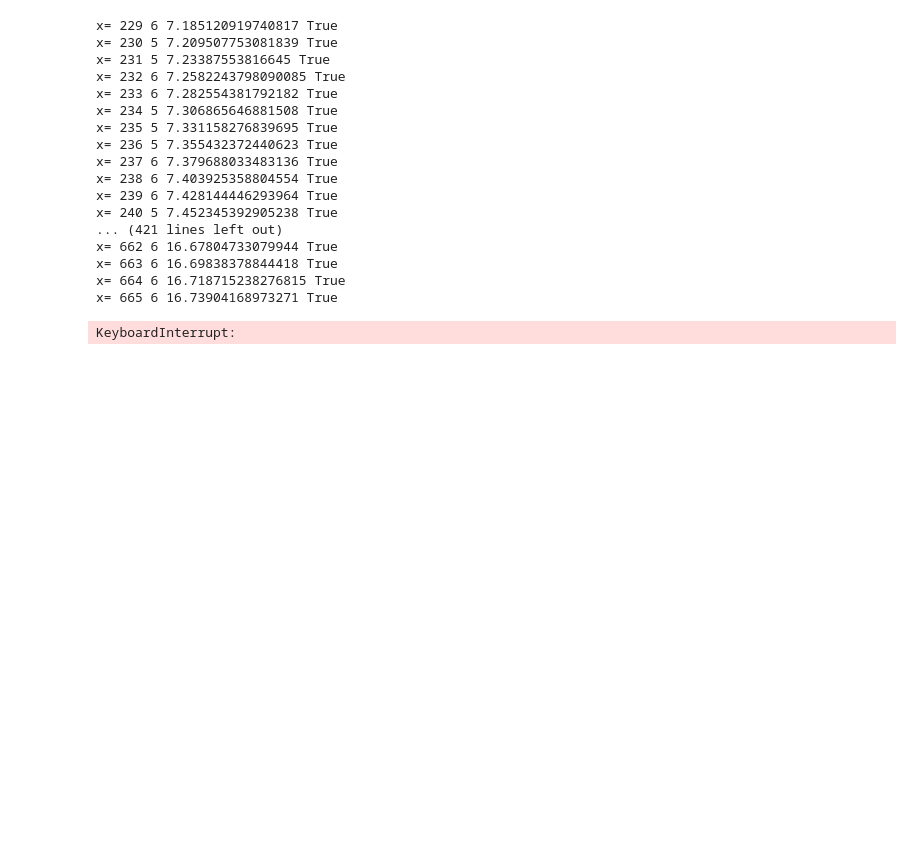
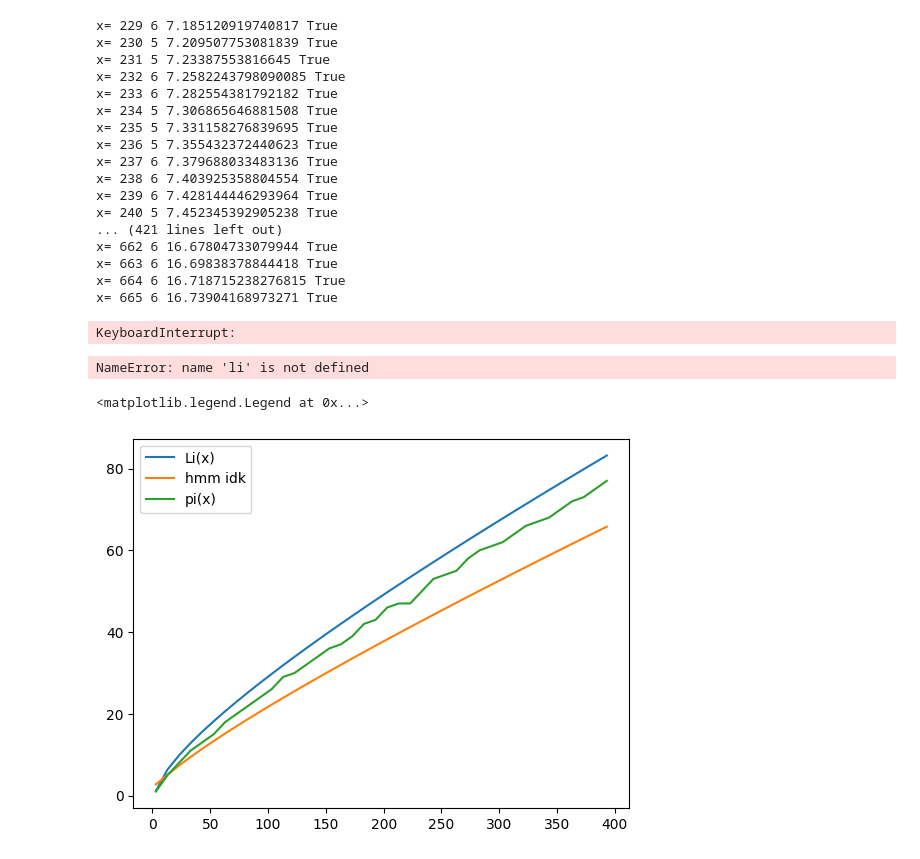
Before and after one commit to jackbullen/Math-248, a Jupyter notebook: Labs/Week 14/Lab-41-Nov-27.ipynb, the cells around one changed output. Cells and saved outputs as stored; diff of their text form; code cells hidden in the pictures; blank space fills up the shorter version.

```diff
--- a/Labs/Week 14/Lab-41-Nov-27.ipynb
+++ b/Labs/Week 14/Lab-41-Nov-27.ipynb
@@ -221,3 +278,39 @@ x= 663 6 16.69838378844418 True
 x= 664 6 16.718715238276815 True
 x= 665 6 16.73904168973271 True
 KeyboardInterrupt:
+# %%
+from sympy import integrate, log, lambdify
+from sympy.abc import t, x
+
+Li = integrate(1/log(t), (t, 2, x))
+
+Li_ = lambdify(x, Li)
+
+Li_(1)
+# %% [output]
+NameError: name 'li' is not defined
+# %%
+from scipy.integrate import quad
+
+def Li(x):
+    return quad(lambda t: 1 / log(t), 2, x)[0]
+
+ys = list(map(lambda x: Li(x), xs))
+# %%
+import numpy as np
+import matplotlib.pyplot as plt
+from sympy import li
+
+xs = np.arange(3,400,10)
+
+
+ys = list(map(lambda x: Li(x), xs))
+plt.plot(xs, ys, label='Li(x)')
+
+plt.plot(xs, np.array(list(map(lambda x: x / np.log(x), xs))), label='hmm idk')
+plt.plot(xs, np.array(list(map(lambda x: len(get_primes(x)), xs))), label='pi(x)')
+
+plt.legend()
+# %% [output]
+<matplotlib.legend.Legend at 0x...>
+[figure, added]
```
Also changed, not shown: parts of 6 cells of this notebook, 4 other files.
